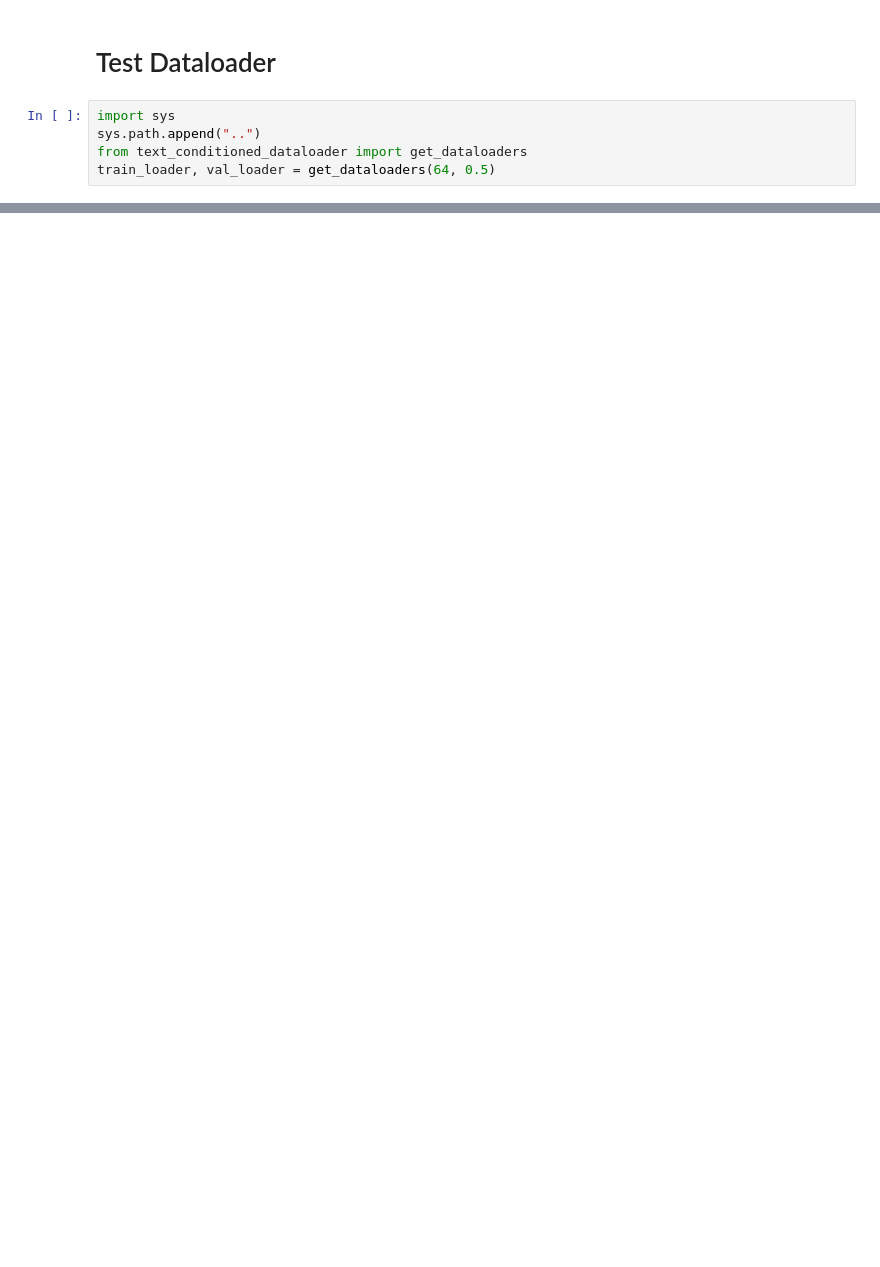
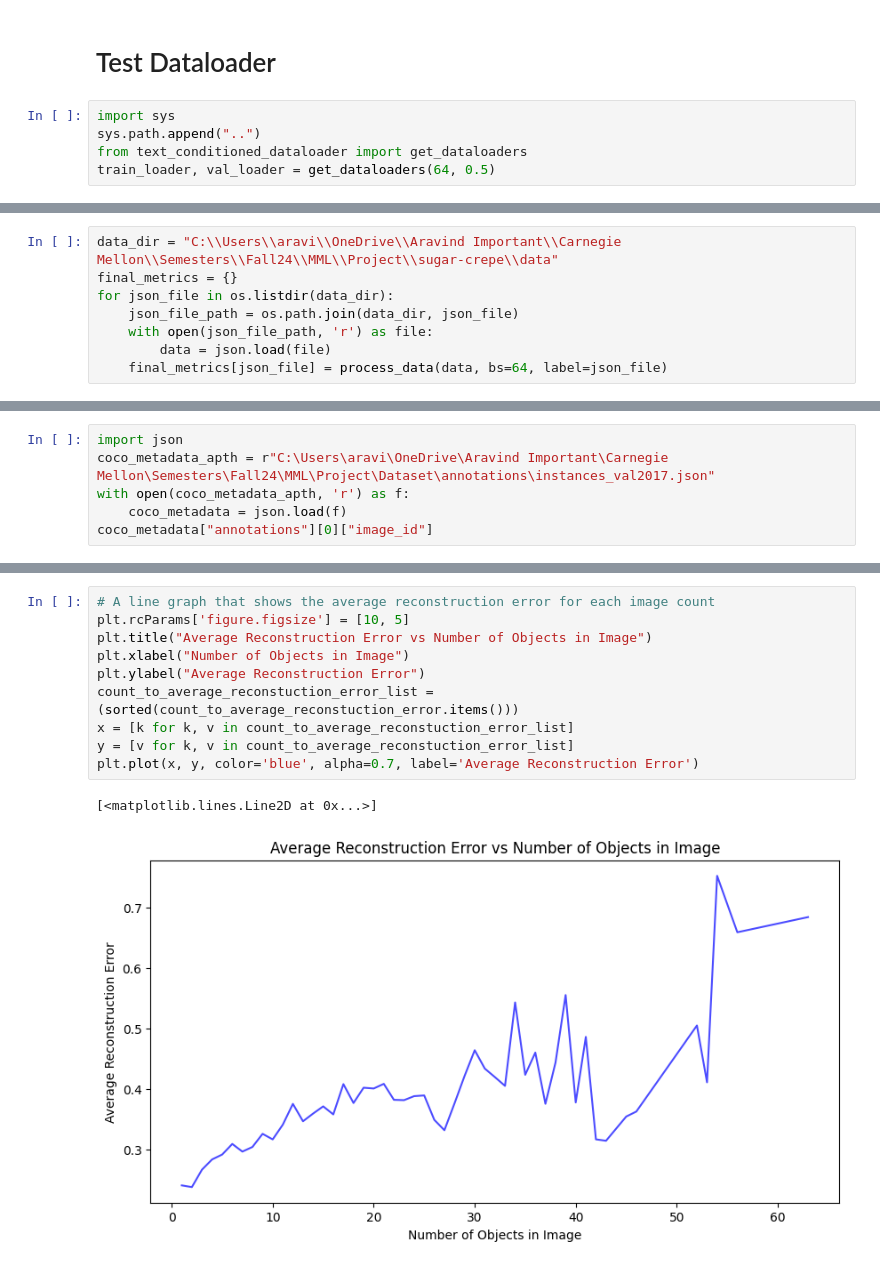
Before and after one commit to AravindSMysore/text_conditioned_mae, a Jupyter notebook: demo/create_adaptor.ipynb, the cells around one changed output, grey strips where cells are left out. Saved outputs shown, nothing was run; the diff lists cells and outputs as text; blank space fills up the shorter version.

```diff
--- a/demo/create_adaptor.ipynb
+++ b/demo/create_adaptor.ipynb
@@ -297,0 +480,8 @@ with torch.no_grad():
+# %%
+data_dir = "C:\\Users\\aravi\\OneDrive\\Aravind Important\\Carnegie Mellon\\Semesters\\Fall24\\MML\\Project\\sugar-crepe\\data"
+final_metrics = {}
+for json_file in os.listdir(data_dir):
+    json_file_path = os.path.join(data_dir, json_file)
+    with open(json_file_path, 'r') as file:
+        data = json.load(file)
+    final_metrics[json_file] = process_data(data, bs=64, label=json_file)
@@ -297,0 +550,6 @@ with torch.no_grad():
+# %%
+import json
+coco_metadata_apth = r"C:\Users\aravi\OneDrive\Aravind Important\Carnegie Mellon\Semesters\Fall24\MML\Project\Dataset\annotations\instances_val2017.json"
+with open(coco_metadata_apth, 'r') as f:
+    coco_metadata = json.load(f)
+coco_metadata["annotations"][0]["image_id"]
@@ -297,0 +599,13 @@ with torch.no_grad():
+# %%
+# A line graph that shows the average reconstruction error for each image count
+plt.rcParams['figure.figsize'] = [10, 5]
+plt.title("Average Reconstruction Error vs Number of Objects in Image")
+plt.xlabel("Number of Objects in Image")
+plt.ylabel("Average Reconstruction Error")
+count_to_average_reconstuction_error_list = (sorted(count_to_average_reconstuction_error.items()))
+x = [k for k, v in count_to_average_reconstuction_error_list]
+y = [v for k, v in count_to_average_reconstuction_error_list]
+plt.plot(x, y, color='blue', alpha=0.7, label='Average Reconstruction Error')
+# %% [output]
+[<matplotlib.lines.Line2D at 0x...>]
+[figure, added]
```
Also changed, not shown: parts of 35 cells of this notebook.
